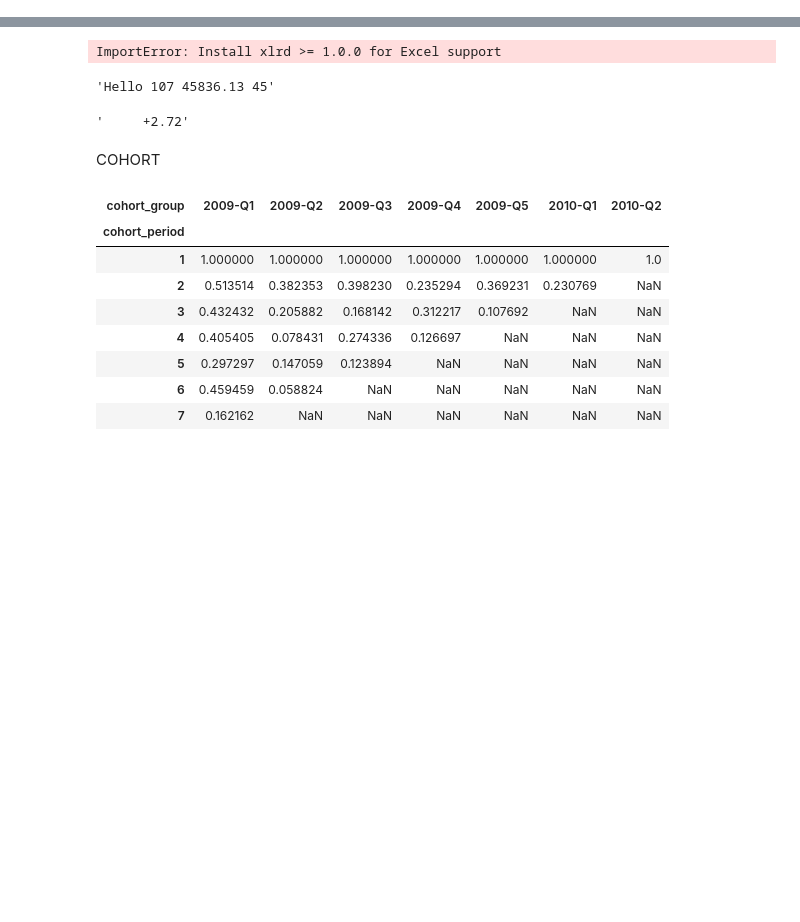
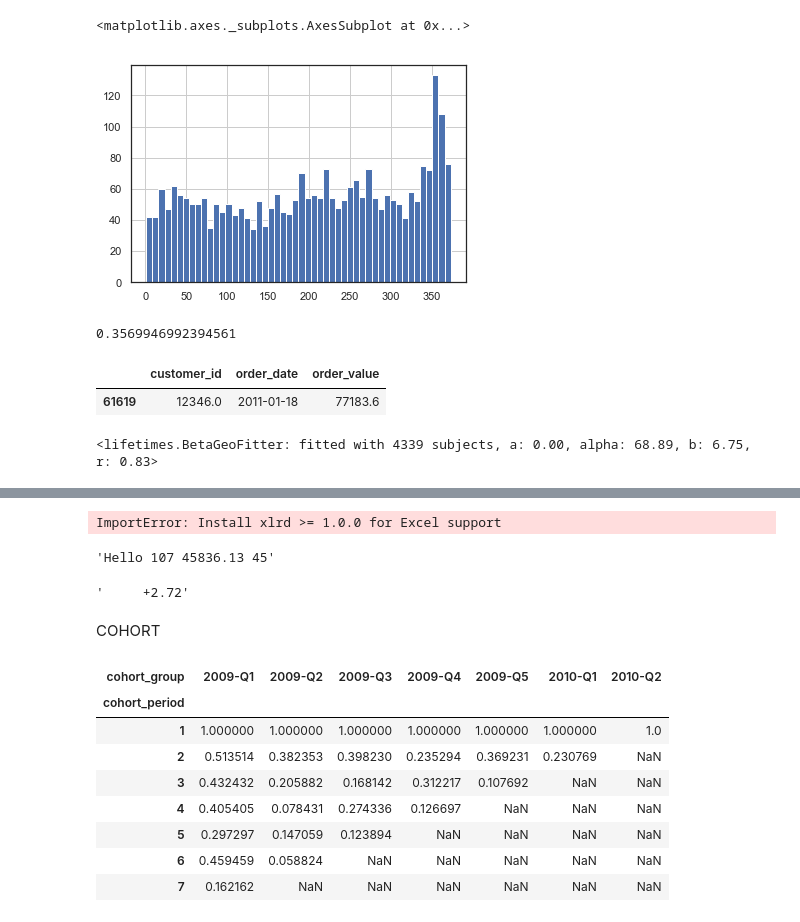
Before and after one commit to pfcor/pycrm, a Jupyter notebook: pycrm-dev-nb.ipynb, the cells around one changed output, grey strips where cells are left out. Saved outputs shown, nothing was run; the diff lists cells and outputs as text; code cells hidden in the pictures; blank space fills up the shorter version.

```diff
--- a/pycrm-dev-nb.ipynb
+++ b/pycrm-dev-nb.ipynb
@@ -10,0 +87,19 @@ sns.set(style='white')
+# %%
+df_rfm.loc[df_rfm["recency"]>0, "recency"].hist(bins=50)
+# %% [output]
+<matplotlib.axes._subplots.AxesSubplot at 0x...>
+[figure, added]
+# %%
+(df_rfm["frequency"]==0).mean()
+# %% [output]
+0.3569946992394561
+# %%
+df[df["customer_id"] == 12346.0]
+# %% [output]
+|  | customer_id | order_date | order_value |
+| 61619 | 12346.0 | 2011-01-18 | 77183.6 |
+# %%
+bgf = BetaGeoFitter(penalizer_coef=0.0)
+bgf.fit(df_rfm['frequency'], df_rfm['recency'], df_rfm['T'])
+# %% [output]
+<lifetimes.BetaGeoFitter: fitted with 4339 subjects, a: 0.00, alpha: 68.89, b: 6.75, r: 0.83>
```
Also changed, not shown: parts of 27 cells of this notebook, 2 other files.
